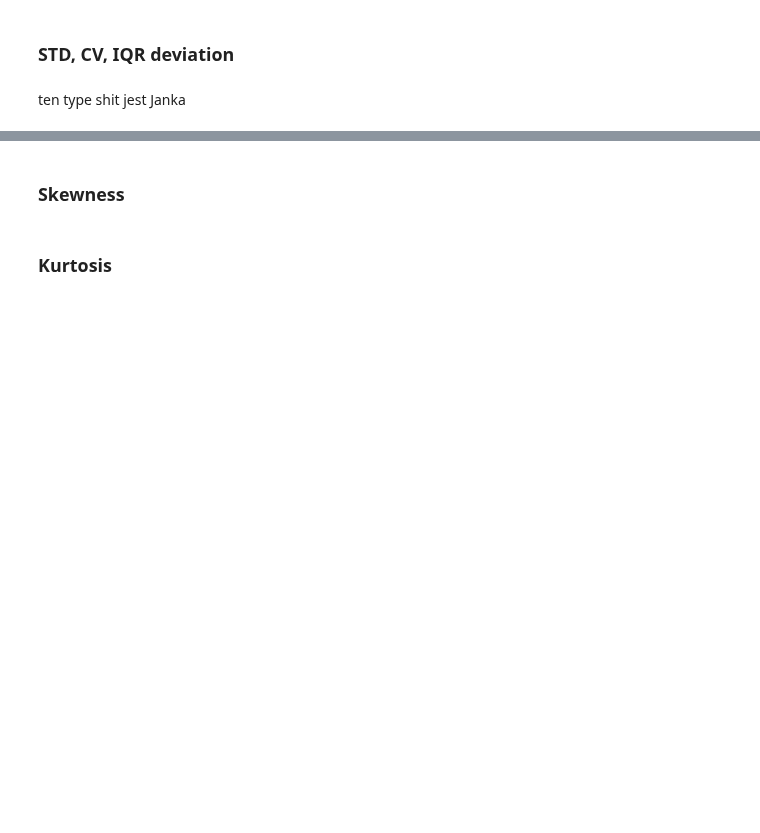
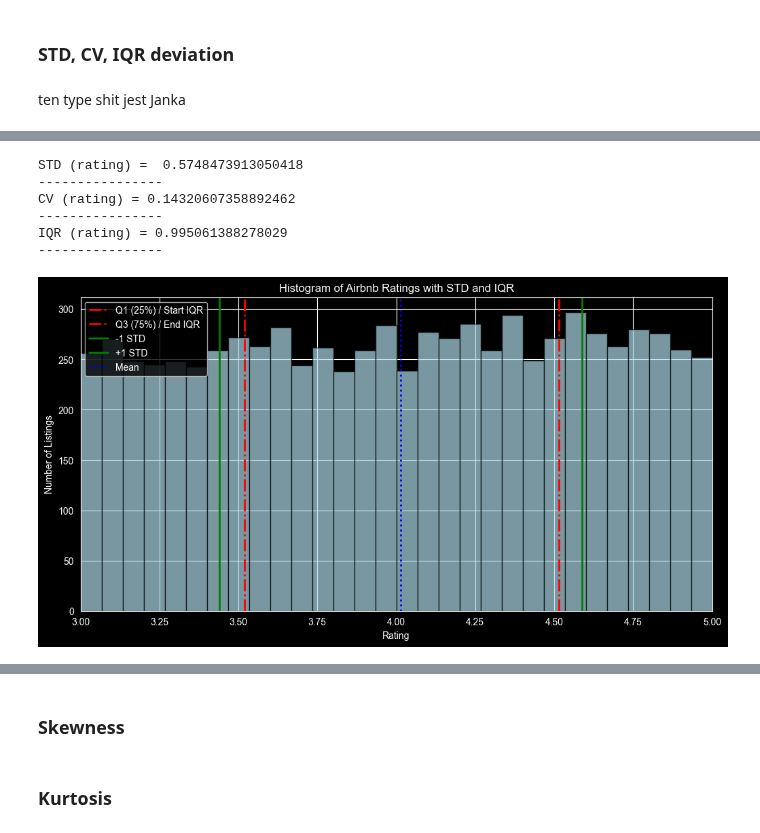
Before and after one commit to simioon/descriptive-statistics-meanlads, a Jupyter notebook: data-cleansing-visualization/Cleaning_Data_in_Python_live_session.ipynb, the cells around one changed output, grey strips where cells are left out. Drawn from its saved outputs; the diff is of its cells as text; code cells hidden in the pictures; blank space fills up the shorter version.

```diff
--- a/data-cleansing-visualization/Cleaning_Data_in_Python_live_session.ipynb
+++ b/data-cleansing-visualization/Cleaning_Data_in_Python_live_session.ipynb
@@ -802,0 +877,51 @@ ten type shit jest Janka
+# %%
+
+airbnb_ratings = airbnb.dropna(subset=['rating']).copy()
+
+rating_std = airbnb_ratings['rating'].std()
+print("STD (rating) = ", rating_std)
+print("----------------")
+
+rating_cv = variation(airbnb_ratings['rating'])
+print("CV (rating) =" , rating_cv)
+print("----------------")
+
+rating_iqr = iqr(airbnb_ratings['rating'])
+print("IQR (rating) =" , rating_iqr)
+print("----------------")
+
+plt.figure(figsize=(12, 6))
+
+plt.hist(airbnb_ratings['rating'], bins=30, edgecolor='black', alpha=0.7, color='lightblue')
+
+mean_rating = airbnb_ratings['rating'].mean()
+median_rating = airbnb_ratings['rating'].median()
+
+q1_rating = np.percentile(airbnb_ratings['rating'], 25)
+q3_rating = np.percentile(airbnb_ratings['rating'], 75)
+
+plt.axvline(q1_rating, linestyle="-.", color="red", linewidth=2, label="Q1 (25%) / Start IQR")
+plt.axvline(q3_rating, linestyle="-.", color="red", linewidth=2, label="Q3 (75%) / End IQR")
+
+plt.axvline(mean_rating - rating_std, linestyle="solid", color="green", linewidth=2, label="-1 STD")
+plt.axvline(mean_rating + rating_std, linestyle="solid", color="green", linewidth=2, label="+1 STD")
+
+plt.axvline(mean_rating, linestyle="dotted", color="blue", linewidth=2, label="Mean")
+
+plt.xlim(3, 5)
+
+plt.xlabel("Rating")
+plt.ylabel("Number of Listings")
+plt.title("Histogram of Airbnb Ratings with STD and IQR")
+
+plt.legend()
+
+plt.show()
+# %% [output]
+STD (rating) =  0.5748473913050418
+----------------
+CV (rating) = 0.14320607358892462
+----------------
+IQR (rating) = 0.995061388278029
+----------------
+[figure, added]
```
Also changed, not shown: parts of 10 cells of this notebook.
